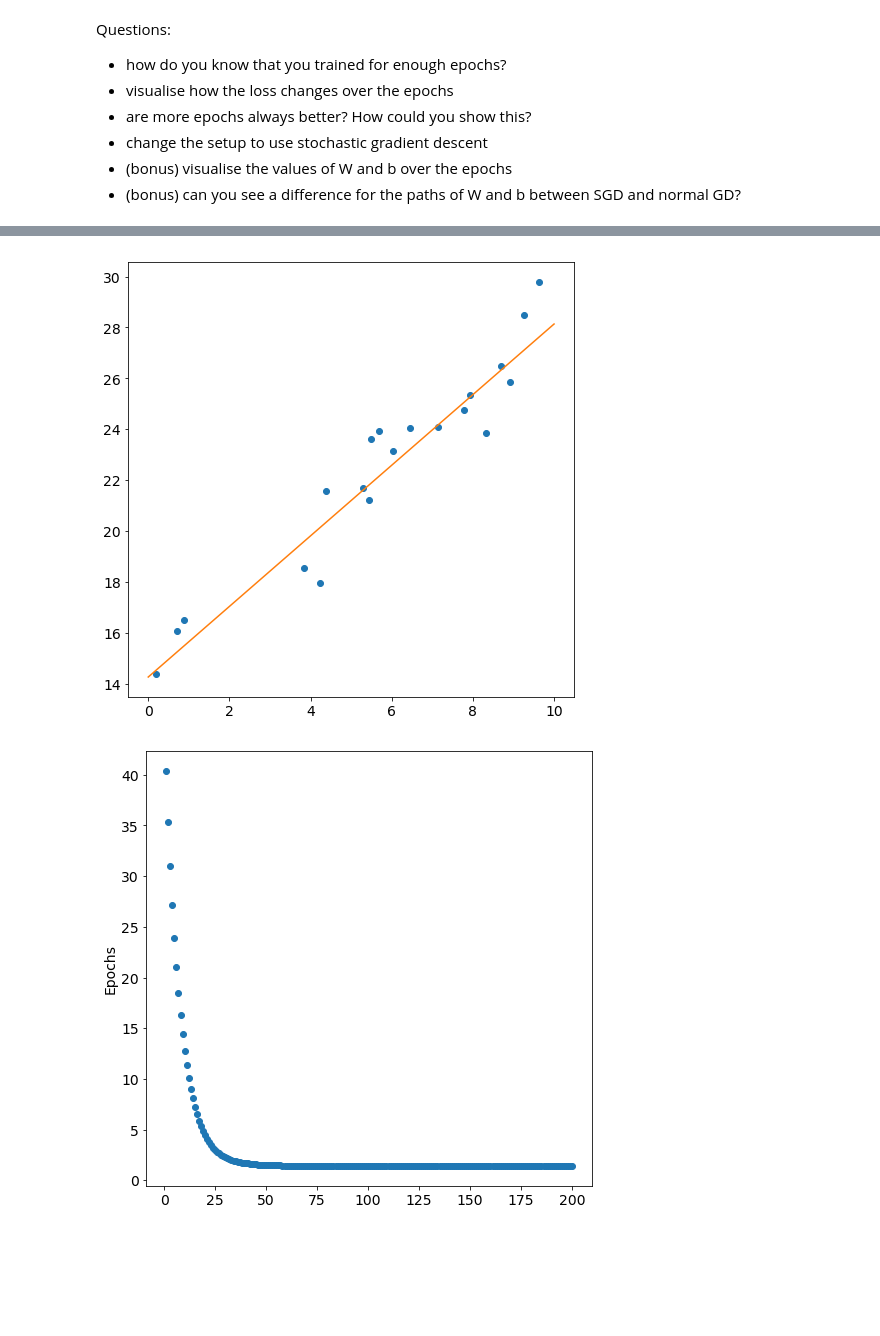
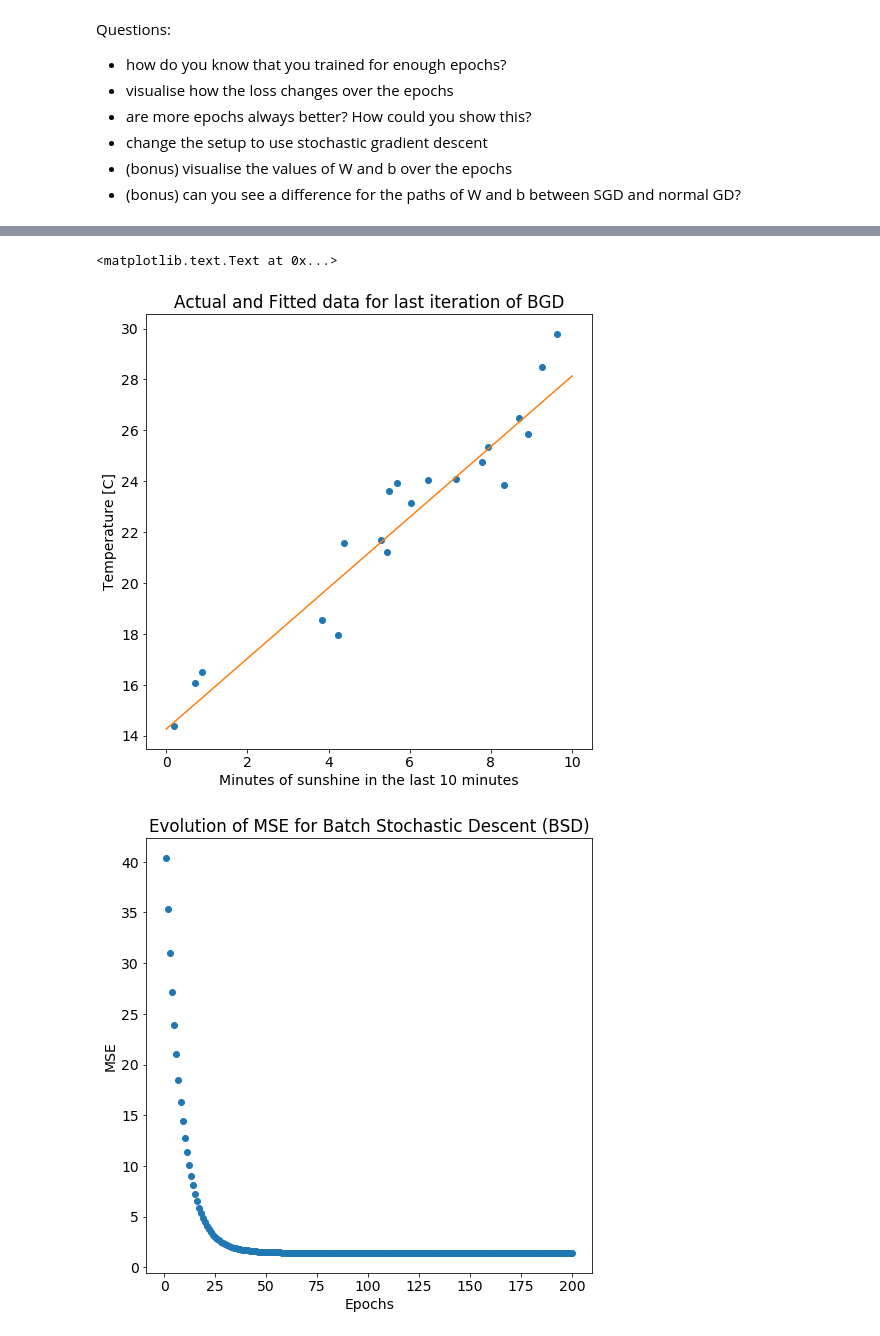
Before and after one commit to sboriss/PropAcad, a Jupyter notebook: 10-linear-regression.ipynb, the cells around one changed output, grey strips where cells are left out. Saved outputs shown, nothing was run; the diff lists cells and outputs as text; code cells hidden in the pictures; blank space fills up the shorter version.

```diff
--- a/10-linear-regression.ipynb
+++ b/10-linear-regression.ipynb
@@ -157,15 +127,21 @@ Update: train accuracy: 1.399 value of W: 1.3875 and b: 14.2591
 line = np.linspace(0, 10, 100)
 plt.plot(x, temp, 'o')
 plt.plot(line, lr.predict(line));
+plt.xlabel("Minutes of sunshine in the last 10 minutes")
+plt.ylabel("Temperature [C]");
+plt.title('Actual and Fitted data for last iteration of BGD')
 # %% [output]
+<matplotlib.text.Text at 0x...>
-[figure, old version]
+[figure, new version]
 # %%
 epoch = range( len(mse) )
 plt.plot(epoch[1:], mse[1:], 'o')
 plt.ylabel("MSE");
-plt.ylabel("Epochs");
+plt.xlabel("Epochs");
+plt.title('Evolution of MSE for Batch Stochastic Descent (BSD)')
+None
 # %% [output]
-[figure, old version]
+[figure, new version]
 # %%
 # do SGD
 W_hat_sgd = []
```
Also changed, not shown: parts of 6 cells of this notebook.
